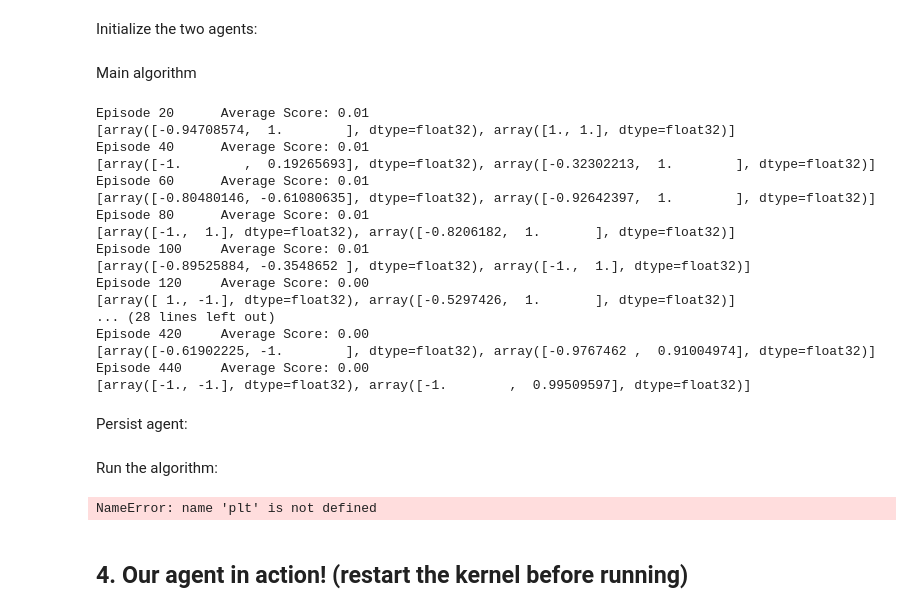
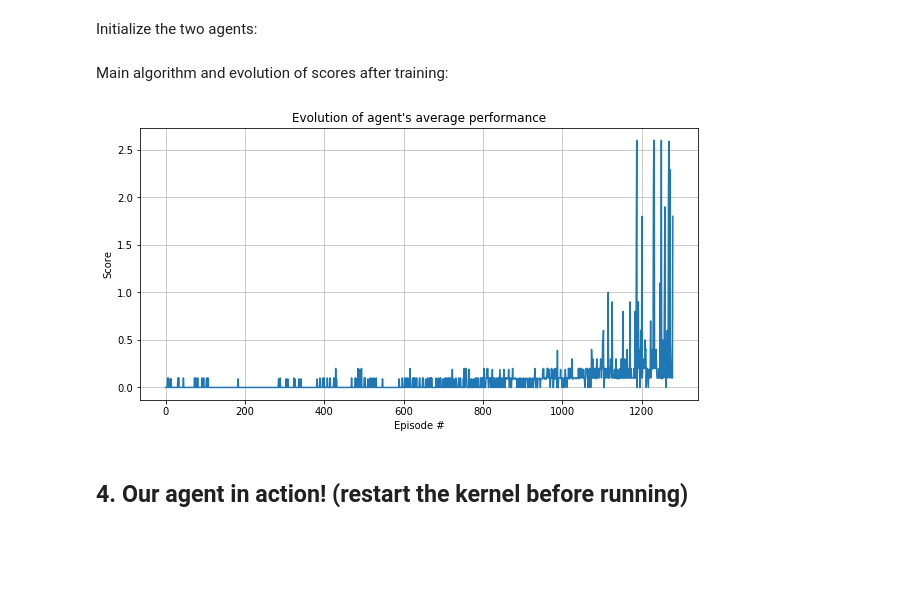
Before and after one commit to ascfraguas/Deep_Q-learning_in_Unity_envs, a Jupyter notebook: 3. MADDP for collaboration and competition/MADDPG for collaboration and competition.ipynb, the cells around one changed output. Cells and saved outputs as stored; diff of their text form; code cells hidden in the pictures; blank space fills up the shorter version.

```diff
--- a/3. MADDP for collaboration and competition/MADDPG for collaboration and competition.ipynb
+++ b/3. MADDP for collaboration and competition/MADDPG for collaboration and competition.ipynb
@@ -172,13 +176,13 @@ agents = [Agent(agent_index = 1,
                 state_size = len(state),
                 action_size = brain.vector_action_space_size,
                 seed = 42)]
-# %% [markdown]
-Main algorithm
+# %% [markdown]
+Main algorithm and evolution of scores after training:
 # %%
-n_episodes=5000
+n_episodes=25000
 eps_start=0.6
 eps_end=0.0005
-eps_decay=0.995
+eps_decay=0.9975
 
 
 ''' Train a Deep Deterministic Policy Gradient agent to solve the environment '''
@@ -206,51 +210,41 @@ for i_episode in range(1, n_episodes+1):
 
         # Take the action and store environment output
         env_info = env.step(actions)[brain_name]
         next_states = env_info.vector_observations
         rewards = env_info.rewards
         dones = env_info.local_done
 
         # Update agent's knowledge
         for agent_index, agent in enumerate(agents):
             agent.step(agent_index, states, actions, rewards, next_states, dones)
             running_scores[agent_index] += rewards[agent_index]
 
         # Move onto next state
         states = next_states
 
     # When the episode is done, save scores into our lists, and decrease the epsilon for the next episode
     scores_window.append(np.max(running_scores))
     scores.append(np.max(running_scores))
     eps = max(eps_end, eps_decay*eps)
 
     if i_episode % 20 == 0:
         print('\rEpisode {}\tAverage Score: {:.2f}'.format(i_episode, np.mean(scores_window)))
-        print(actions)
-
 
     # When the agent is trained, we save the weights of the Q-network and exit the routine
     if np.mean(scores_window)>=0.5:
         print('\nEnvironment solved in {:d} episodes!\tAverage Score: {:.2f}'.format(i_episode-100, np.mean(scores_window)))
         break
 
 for i, agent in enumerate(agents): torch.save(agent.actor_local.state_dict(), 'trained_agent_{}.pth'.format(i))
+
+
+# Evolution of scores
+plt.figure(figsize=(10,5))
+plt.plot(np.arange(len(scores)), scores)
+plt.ylabel('Score')
+plt.xlabel('Episode #')
+plt.title("Evolution of agent's average performance")
+plt.grid(alpha=0.8)
+plt.show()
 # %% [output]
-Episode 20      Average Score: 0.01
-[array([-0.94708574,  1.        ], dtype=float32), array([1., 1.], dtype=float32)]
-Episode 40      Average Score: 0.01
-[array([-1.        ,  0.19265693], dtype=float32), array([-0.32302213,  1.        ], dtype=float32)]
-Episode 60      Average Score: 0.01
-[array([-0.80480146, -0.61080635], dtype=float32), array([-0.92642397,  1.        ], dtype=float32)]
-Episode 80      Average Score: 0.01
-[array([-1.,  1.], dtype=float32), array([-0.8206182,  1.       ], dtype=float32)]
-Episode 100     Average Score: 0.01
-[array([-0.89525884, -0.3548652 ], dtype=float32), array([-1.,  1.], dtype=float32)]
-Episode 120     Average Score: 0.00
-[array([ 1., -1.], dtype=float32), array([-0.5297426,  1.       ], dtype=float32)]
-... (28 lines left out)
-Episode 420     Average Score: 0.00
-[array([-0.61902225, -1.        ], dtype=float32), array([-0.9767462 ,  0.91004974], dtype=float32)]
-Episode 440     Average Score: 0.00
-[array([-1., -1.], dtype=float32), array([-1.        ,  0.99509597], dtype=float32)]
+[figure, added]
-# %% [markdown]
-Persist agent:
@@ -259,15 +251,3 @@ for i, agent in enumerate(agents): torch.save(agent.actor_local.state_dict(), 't
-# %% [markdown]
-Run the algorithm:
-# %%
-plt.figure(figsize=(10,5))
-plt.plot(np.arange(len(scores)), scores)
-plt.ylabel('Score')
-plt.xlabel('Episode #')
-plt.title("Evolution of agent's average performance")
-plt.grid(alpha=0.8)
-plt.show()
-# %% [output]
-NameError: name 'plt' is not defined
 # %% [markdown]
 ## 4. Our agent in action! (restart the kernel before running)
 # %% [markdown]
```
Also changed, not shown: parts of 3 cells of this notebook, 3 other files.
